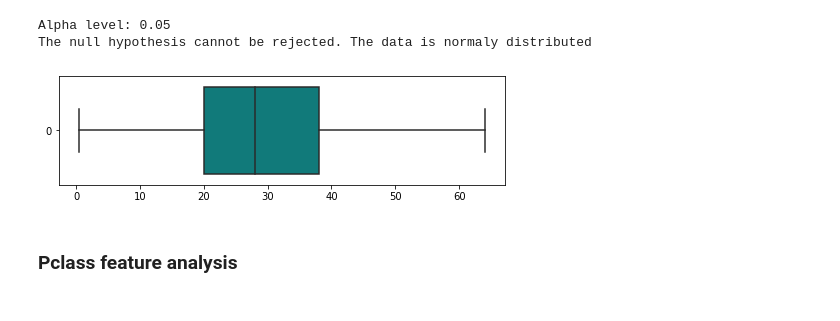
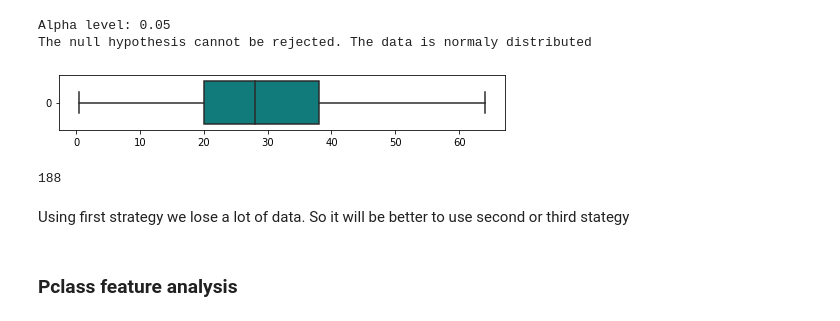
Before and after one commit to Justdek-code/data-science, a Jupyter notebook: titanic_practice/titanic_survived_classification.ipynb, the cells around one changed output. Drawn from its saved outputs; the diff is of its cells as text; code cells hidden in the pictures.

```diff
--- a/titanic_practice/titanic_survived_classification.ipynb
+++ b/titanic_practice/titanic_survived_classification.ipynb
@@ -82,6 +78,7 @@ std_numerical_data.head()
 | 3 | -1.57 | 0.37 | 0.43 | -0.47 | 0.42 |
 | 4 | 0.83 | 0.37 | -0.47 | -0.47 | -0.49 |
 # %%
-plt.figure(figsize=(15, 8))
+plt.figure(figsize=(10, 4))
+sns.set_palette(sns.color_palette("crest"))
 sns.boxplot(data=std_numerical_data, orient='horizontal');
 # %% [output]
@@ -166,10 +169,16 @@ check_normal_distribution(age_attribute_without_outliers)
 Alpha level: 0.05
 The null hypothesis cannot be rejected. The data is normaly distributed
 # %%
-plt.figure(figsize=(8, 2))
+plt.figure(figsize=(8, 1))
 sns.boxplot(data=age_attribute_without_outliers, orient='horizontal', color='darkcyan');
 # %% [output]
-[figure, old version]
+[figure, new version]
+# %%
+age_attribute.shape[0] - age_attribute_without_outliers.shape[0]
+# %% [output]
+188
+# %% [markdown]
+Using first strategy we lose a lot of data. So it will be better to use second or third stategy
 # %% [markdown]
 ### Pclass feature analysis
 # %%
```
Also changed, not shown: parts of 26 cells of this notebook.
